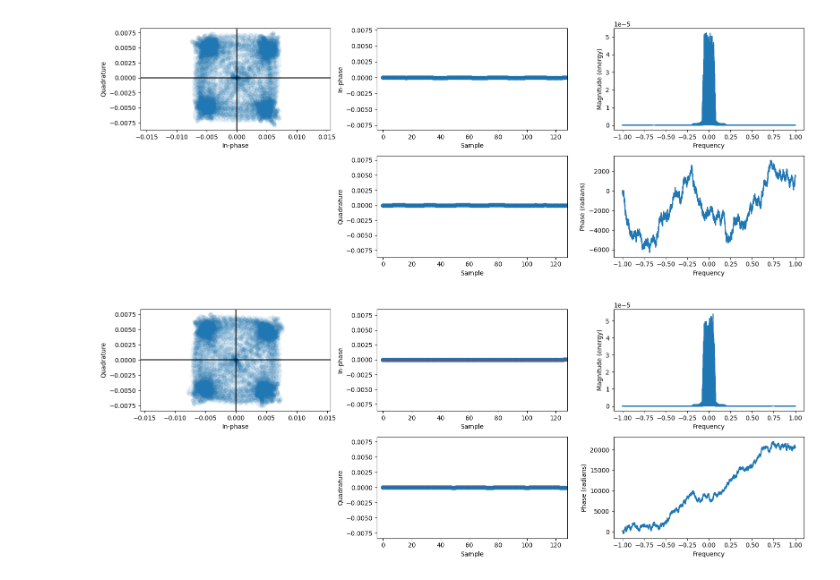
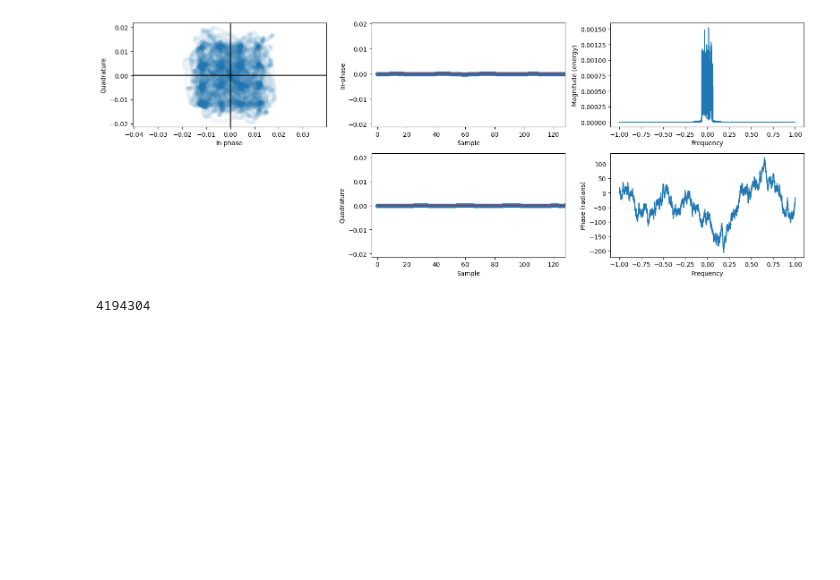
Before and after one commit to antroseco/fibre-sim, a Jupyter notebook: alamouti.ipynb, the cells around one changed output. Cells and saved outputs as stored; diff of their text form; code cells hidden in the pictures; blank space fills up the shorter version.

```diff
--- a/alamouti.ipynb
+++ b/alamouti.ipynb
@@ -32,8 +39,10 @@ def plot_signal(signal: np.ndarray) -> None:
     assert signal.ndim == 1
     assert signal.size > 0
 
-    s_real = np.real(signal[:10000])
-    s_imag = np.imag(signal[:10000])
+    signal = signal[:8192]
+
+    s_real = np.real(signal)
+    s_imag = np.imag(signal)
 
     fig, axs = plt.subplots(nrows=2, ncols=3, figsize=(16, 6))
 
@@ -73,7 +86,6 @@ def plot_signal(signal: np.ndarray) -> None:
 # %%
-data = np.random.randint(0, 2, LENGTH * 2, np.bool_)
-
-tx_mod = ModulatorQPSK()(data)
+data = np.random.randint(0, 2, SYMBOLS_PER_BLOCK * 4, np.bool_)
+tx_mod = Modulator16QAM()(data)
 # %%
 plot_signal(tx_mod)
 # %% [output]
@@ -95,2 +104,2 @@ plot_signal(PolarizationRotation(np.pi/6)(tx_alamouti)[0])
 # %%
-tx_pf = PulseFilter(CHANNEL_SPS, up=CHANNEL_SPS)(tx_alamouti)
+tx_pf = PulseFilter(CHANNEL_SPS, up=CHANNEL_SPS)(np.pad(tx_alamouti, ((0, 0), (0, LENGTH - SYMBOLS_PER_BLOCK))))
@@ -103,10 +120,11 @@ plot_signal(tx_pf[1])
 # %%
-laser = NoisyLaser(0, SYMBOL_RATE * CHANNEL_SPS)
+laser = NoisyLaser(10, SYMBOL_RATE * CHANNEL_SPS)
 tx_txd = DPModulator(laser)(tx_pf)
-# tx_txd = DPModulator(ContinuousWaveLaser(0))(tx_pf)
 # %%
 plot_signal(tx_txd[0])
-plot_signal(tx_txd[1])
 # %% [output]
-[figure, old version]
+[figure, new version]
-[figure, removed]
+# %%
+tx_txd.size // 2
+# %% [output]
+4194304
```
Also changed, not shown: parts of 43 cells of this notebook, 1 other file.
